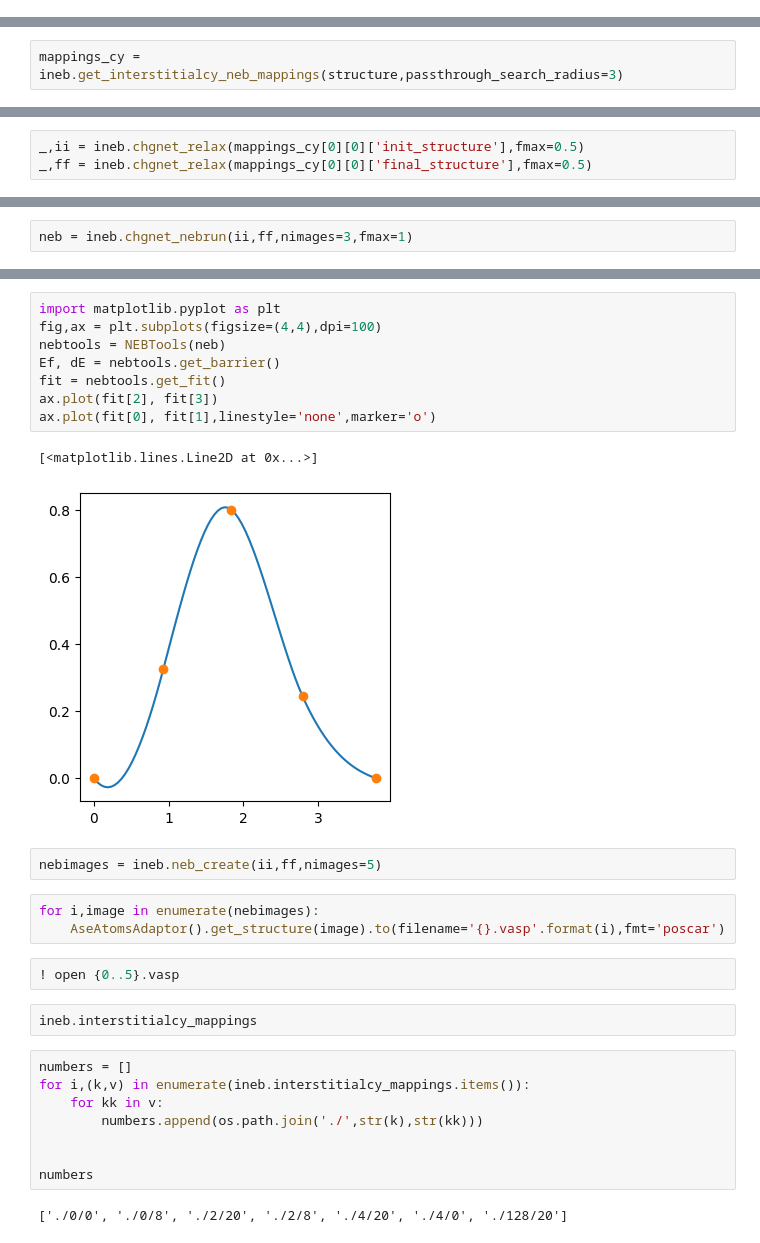
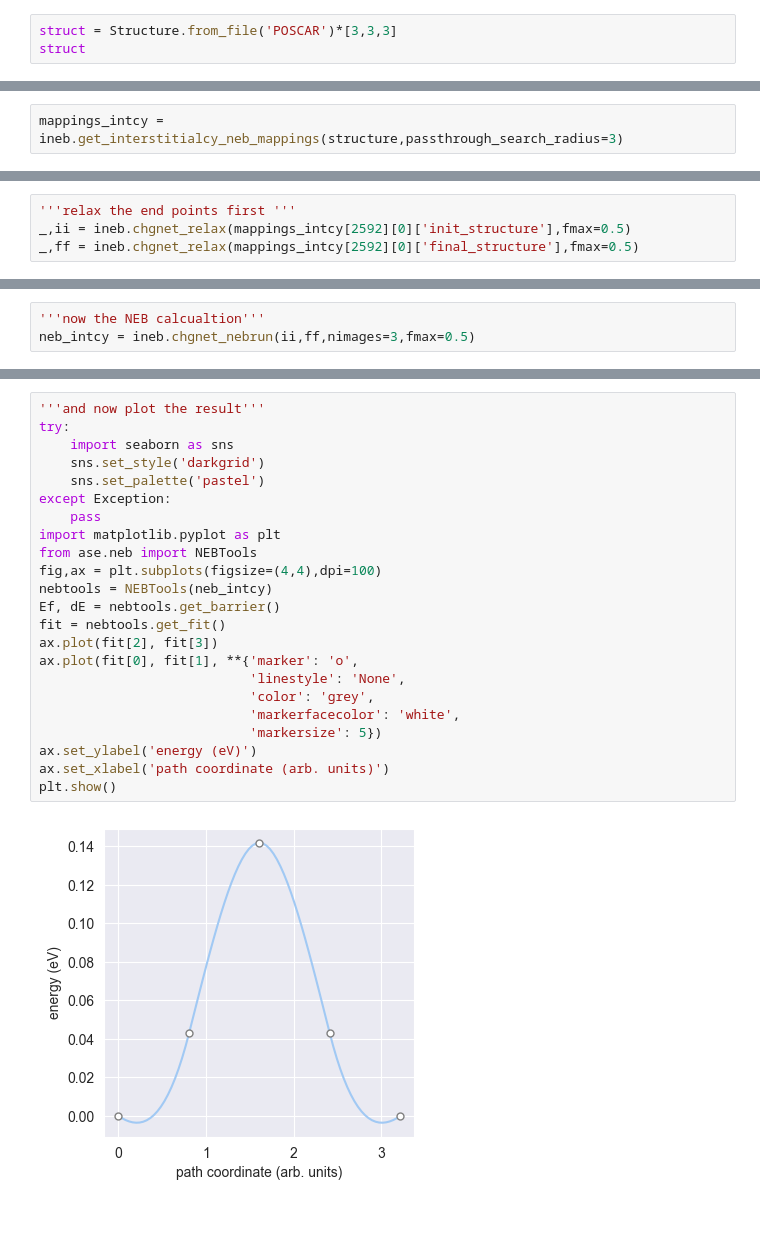
Before and after one commit to badw/NEBula, a Jupyter notebook: notebooks/example.ipynb, the cells around one changed output, grey strips where cells are left out. Drawn from its saved outputs; the diff is of its cells as text.

```diff
--- a/notebooks/example.ipynb
+++ b/notebooks/example.ipynb
@@ -296,0 +7,3 @@ struct = Structure.from_file('POSCAR_alternative.gz')*[2,2,2]
+# %%
+struct = Structure.from_file('POSCAR')*[3,3,3]
+struct
@@ -323,3 +48,3 @@ running doped...
 # %%
-mappings_cy = ineb.get_interstitialcy_neb_mappings(structure,passthrough_search_radius=3)
+mappings_intcy = ineb.get_interstitialcy_neb_mappings(structure,passthrough_search_radius=3)
 # %% [output]
@@ -345,5 +137,6 @@ ineb.save_interstitialcy_VASP(location='interstitialcy',nimages=5)
 # %%
-_,ii = ineb.chgnet_relax(mappings_cy[0][0]['init_structure'],fmax=0.5)
-_,ff = ineb.chgnet_relax(mappings_cy[0][0]['final_structure'],fmax=0.5)
+'''relax the end points first '''
+_,ii = ineb.chgnet_relax(mappings_intcy[2592][0]['init_structure'],fmax=0.5)
+_,ff = ineb.chgnet_relax(mappings_intcy[2592][0]['final_structure'],fmax=0.5)
 # %% [output]
        Step     Time          Energy          fmax
@@ -366,4 +154,5 @@ MDMin:   34 13:21:00     -930.610581        0.489948
 # %%
-neb = ineb.chgnet_nebrun(ii,ff,nimages=3,fmax=1)
+'''now the NEB calcualtion'''
+neb_intcy = ineb.chgnet_nebrun(ii,ff,nimages=3,fmax=0.5)
 # %% [output]
        Step     Time          Energy          fmax
@@ -380,30 +163,25 @@ MDMin:    9 13:21:27     -929.809633        0.366766
 # %%
+'''and now plot the result'''
+try:
+    import seaborn as sns
+    sns.set_style('darkgrid')
+    sns.set_palette('pastel')
+except Exception:
+    pass
 import matplotlib.pyplot as plt
+from ase.neb import NEBTools
 fig,ax = plt.subplots(figsize=(4,4),dpi=100)
-nebtools = NEBTools(neb)
+nebtools = NEBTools(neb_intcy)
 Ef, dE = nebtools.get_barrier()
 fit = nebtools.get_fit()
 ax.plot(fit[2], fit[3])
-ax.plot(fit[0], fit[1],linestyle='none',marker='o')
+ax.plot(fit[0], fit[1], **{'marker': 'o',
+                           'linestyle': 'None',
+                           'color': 'grey',
+                           'markerfacecolor': 'white',
+                           'markersize': 5})
+ax.set_ylabel('energy (eV)')
+ax.set_xlabel('path coordinate (arb. units)')
+plt.show()
 # %% [output]
-[<matplotlib.lines.Line2D at 0x...>]
-[figure, old version]
+[figure, new version]
-# %%
-nebimages = ineb.neb_create(ii,ff,nimages=5)
-# %%
-for i,image in enumerate(nebimages):
-    AseAtomsAdaptor().get_structure(image).to(filename='{}.vasp'.format(i),fmt='poscar')
-# %%
-! open {0..5}.vasp
-# %%
-ineb.interstitialcy_mappings
-# %%
-numbers = []
-for i,(k,v) in enumerate(ineb.interstitialcy_mappings.items()):
-    for kk in v:
-        numbers.append(os.path.join('./',str(k),str(kk)))
-
-
-numbers
-# %% [output]
-['./0/0', './0/8', './2/20', './2/8', './4/20', './4/0', './128/20']
```
Also changed, not shown: parts of 23 cells of this notebook, 8 other files.
